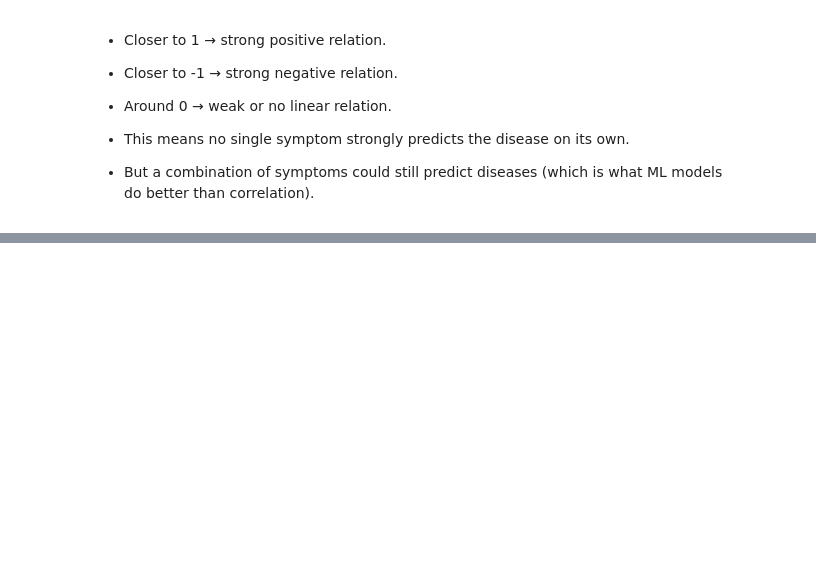
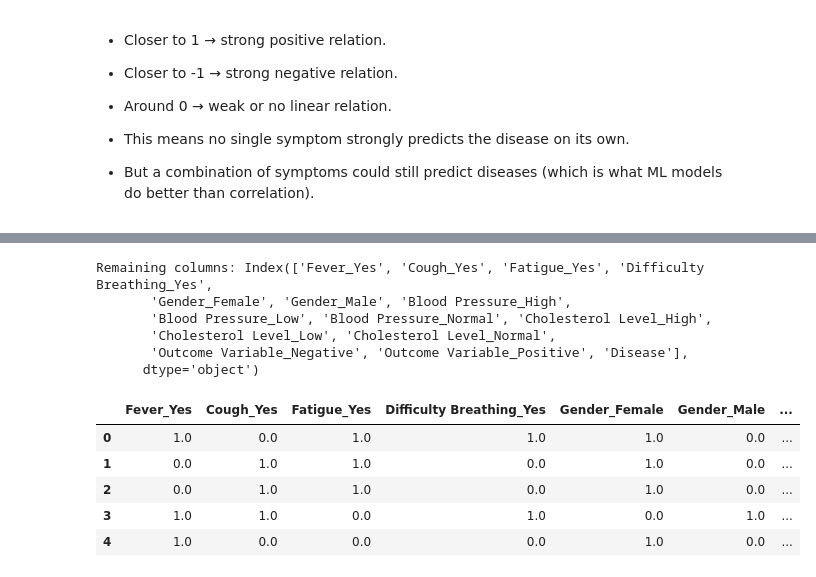
Before and after one commit to AyanSrivastava11/AI-powered-doctor-assistant, a Jupyter notebook: data_analysis.ipynb, the cells around one changed output, grey strips where cells are left out. Drawn from its saved outputs; the diff is of its cells as text; code cells hidden in the pictures; blank space fills up the shorter version.

```diff
--- a/data_analysis.ipynb
+++ b/data_analysis.ipynb
@@ -327,0 +334,20 @@ plt.show()
+# %%
+# Drop all "_No" columns, keep only "_Yes"
+cols_to_drop = [col for col in merged_df.columns if col.endswith('_No')]
+cleaned_data = merged_df.drop(columns=cols_to_drop)
+
+print("Remaining columns:", cleaned_data.columns)
+cleaned_data.head()
+# %% [output]
+Remaining columns: Index(['Fever_Yes', 'Cough_Yes', 'Fatigue_Yes', 'Difficulty Breathing_Yes',
+       'Gender_Female', 'Gender_Male', 'Blood Pressure_High',
+       'Blood Pressure_Low', 'Blood Pressure_Normal', 'Cholesterol Level_High',
+       'Cholesterol Level_Low', 'Cholesterol Level_Normal',
+       'Outcome Variable_Negative', 'Outcome Variable_Positive', 'Disease'],
+      dtype='object')
+|  | Fever_Yes | Cough_Yes | Fatigue_Yes | Difficulty Breathing_Yes | Gender_Female | Gender_Male | ... |
+| 0 | 1.0 | 0.0 | 1.0 | 1.0 | 1.0 | 0.0 | ... |
+| 1 | 0.0 | 1.0 | 1.0 | 0.0 | 1.0 | 0.0 | ... |
+| 2 | 0.0 | 1.0 | 1.0 | 0.0 | 1.0 | 0.0 | ... |
+| 3 | 1.0 | 1.0 | 0.0 | 1.0 | 0.0 | 1.0 | ... |
+| 4 | 1.0 | 0.0 | 0.0 | 0.0 | 1.0 | 0.0 | ... |
```
Also changed, not shown: parts of 8 cells of this notebook, 1 other file.
